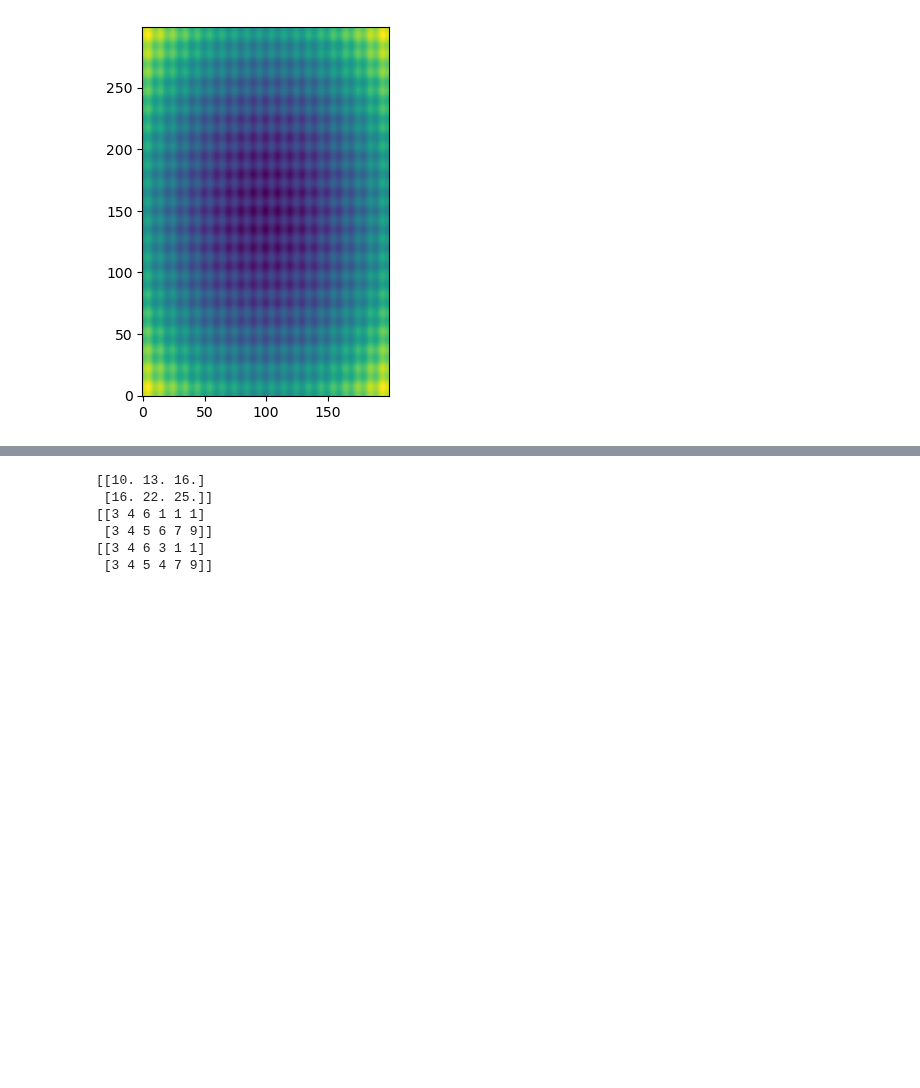
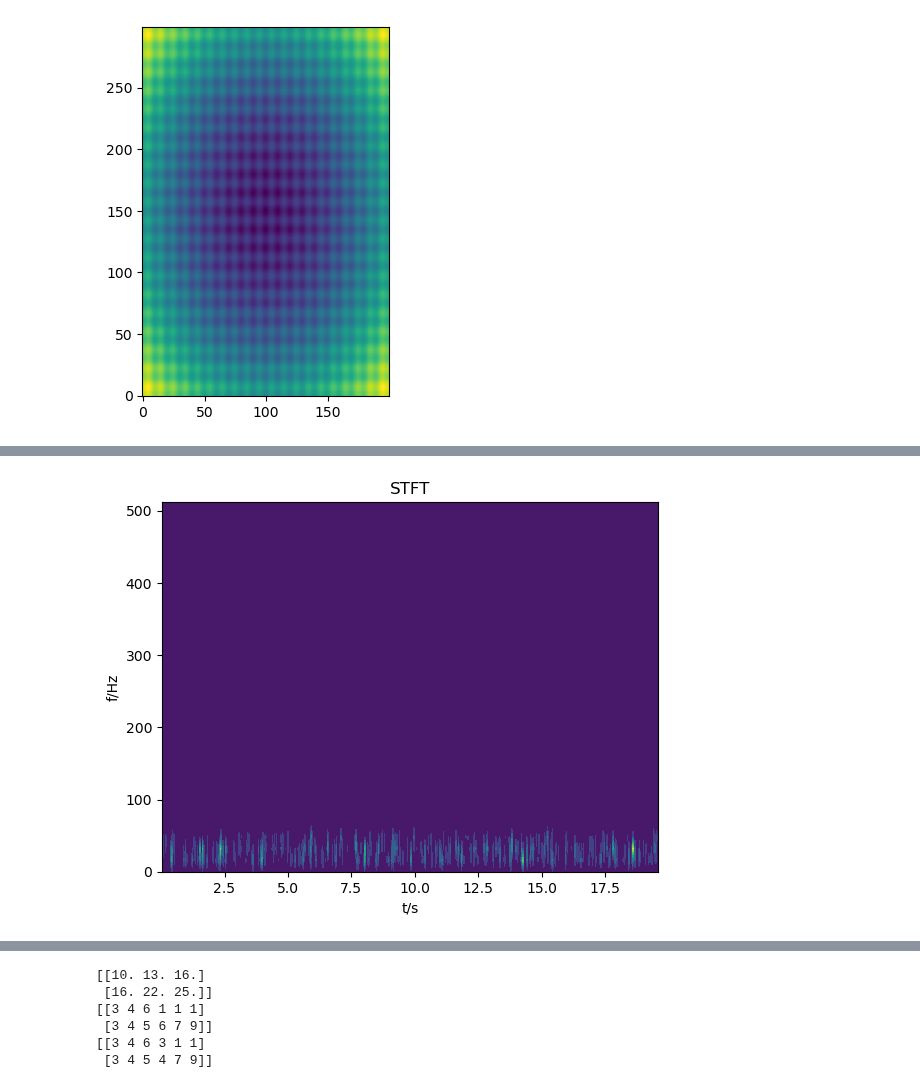
Before and after one commit to ljq2088/DATASCIENCE_COURSE, a Jupyter notebook: exercise/topic5/crcb_pso.ipynb, the cells around one changed output, grey strips where cells are left out. Cells and saved outputs as stored; diff of their text form; code cells hidden in the pictures; blank space fills up the shorter version.

```diff
--- a/exercise/topic5/crcb_pso.ipynb
+++ b/exercise/topic5/crcb_pso.ipynb
@@ -408,0 +486,14 @@ print(crcbpso_test_func(np.array([0.5,0.5]),ffparams)[0])
+# %%
+win_len_samp=64
+ovrlp_samp=60
+f,T,S=spectrogram(h_array_t,samp_freq,'hamming',nperseg=win_len_samp,noverlap=ovrlp_samp,nfft=None)
+X,Y = np.meshgrid(T,f)
+plt.contourf(X,Y,S)
+#plt.plot(label="STFT signal")
+plt.xlabel("t/s")
+plt.ylabel("f/Hz")
+#plt.legend(loc='upper left')
+plt.title("STFT")
+plt.show()
+# %% [output]
+[figure, added]
```
Also changed, not shown: parts of 16 cells of this notebook, 8 other files.
